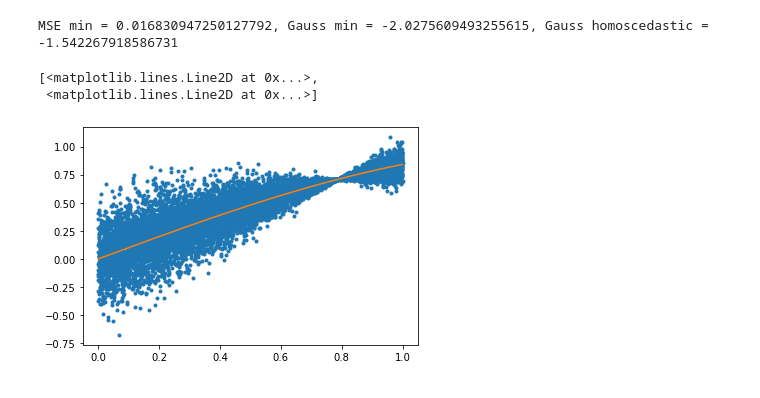
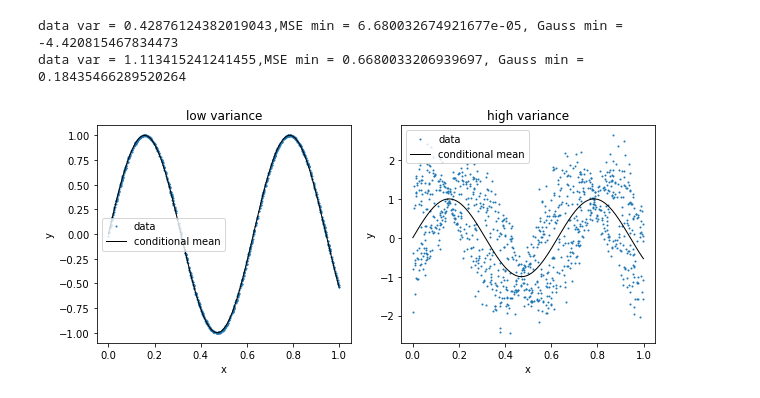
Before and after one commit to Pperezhogin/pyqg_experiments_Ross, a Jupyter notebook: pyqg_subgrid_experiments/GaussianLoss_1D.ipynb, the cells around one changed output. Cells and saved outputs as stored; diff of their text form; code cells hidden in the pictures.

```diff
--- a/pyqg_subgrid_experiments/GaussianLoss_1D.ipynb
+++ b/pyqg_subgrid_experiments/GaussianLoss_1D.ipynb
@@ -16,11 +15,3 @@ Npoints = 10000
-# %%
-def mean_curve(x):
-    return torch.sin(x)
-def std_curve(x):
-    return torch.abs(0.2*torch.cos(2*x))
-def var_curve(x):
-    return torch.square(std_curve(x))
 # %%
+Npoints = 1000
 x = torch.rand(Npoints,1).sort(dim=0)[0]
-noise = std_curve(x) * torch.randn(Npoints,1)
-y = mean_curve(x) + noise
@@ -62,16 +61,29 @@ ppnet = gauss_answer(mean_curve, var_curve)
-# %%
-MSE_min   = torch.square(noise).mean()
-Gauss_min = custom_gauss(ppnet,x,y)
-Gauss_homoscedastic = homoscedastic_gauss(ppnet,x,y)
-print(f'MSE min = {MSE_min}, Gauss min = {Gauss_min}, Gauss homoscedastic = {Gauss_homoscedastic}')
-# %% [output]
-MSE min = 0.016830947250127792, Gauss min = -2.0275609493255615, Gauss homoscedastic = -1.542267918586731
-# %%
-plt.plot(x,y,'.',x,mean_curve(x),'-')
-# %% [output]
-[<matplotlib.lines.Line2D at 0x...>,
- <matplotlib.lines.Line2D at 0x...>]
-[figure, removed]
+# %%
+pars = [0.01, 1]
+# %%
+for par in pars:
+    print(f'data var = {generate_data(x,par).var()},MSE min = {MSE_min(x,par)}, Gauss min = {Gauss_min(x,par)}')
+# %% [output]
+data var = 0.42876124382019043,MSE min = 6.680032674921677e-05, Gauss min = -4.420815467834473
+data var = 1.113415241241455,MSE min = 0.6680033206939697, Gauss min = 0.18435466289520264
+# %%
+def plot_data(x,par,title):
+    y = generate_data(x,par)
+    plt.plot(x,y,'.',markersize=2)
+    plt.plot(x,mean_curve(x),'k-',linewidth=1)
+    #plt.plot(x,confidence_95(x,par),'k--',linewidth=1)
+    plt.legend(['data', 'conditional mean', '95% confidence interval'])
+    plt.xlabel('x')
+    plt.ylabel('y')
+    plt.title(title)
+
+fig = plt.figure(figsize=(10,4))
+plt.subplot(121)
+plot_data(x,pars[0],title='low variance')
+plt.subplot(122)
+plot_data(x,pars[1],title='high variance')
+# %% [output]
+[figure, added]
 # %%
 class Net(nn.Module):
     def __init__(self, width, depth, ANN_type='MSE'):
```
Also changed, not shown: parts of 21 cells of this notebook, 3 other files.
